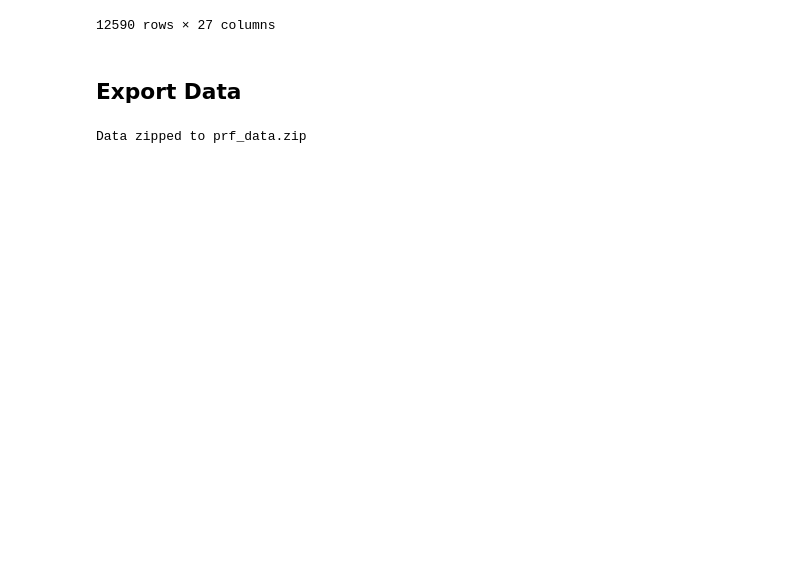
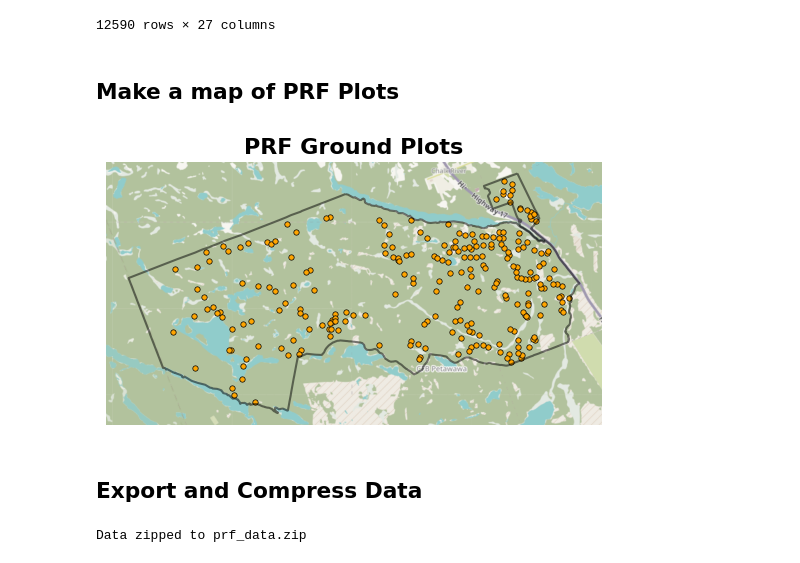
Before and after one commit to subornaa/Data-Analytics-Tutorials, a Jupyter notebook: preprocessing.ipynb, the cells around one changed output. Cells and saved outputs as stored; diff of their text form; code cells hidden in the pictures; blank space fills up the shorter version.

Commit message:
Add PRF ground plots map

```diff
--- a/preprocessing.ipynb
+++ b/preprocessing.ipynb
@@ -109,5 +130,9 @@ print(downloaded_ls)
 # %% [markdown]
 ## Clean Data <a class="anchor" id="clean-data"></a>
+# %%
+# PRF Boundary
+
+boundary_gdf = gpd.read_file(os.path.join(data_dir, 'prf_boundary/prf_boundary.shp'))
 # %%
 # Read plot data
 
@@ -180,3 +201,5 @@ trees_df
 | 12588 | 30 | PRF334 | NaN | 30 | N | L | 3.0 | NaN | NaN | ... |
 | 12589 | 30 | PRF334 | NaN | 30 | N | L | 2.7 | NaN | NaN | ... |
 12590 rows × 27 columns
+# %% [markdown]
+## Make a map of PRF Plots
@@ -183,5 +211,36 @@ trees_df
+# %%
+# Convert to web mercator for plotting
+plots_gdf_wm = plots_gdf.to_crs(epsg=3857)
+
+ax = plots_gdf_wm.plot(facecolor="orange",
+                       edgecolor='black',
+                       markersize=15,
+                       linewidth=0.5)
+
+boundary_gdf.to_crs(epsg=3857).plot(ax=ax,
+                                    color='none',
+                                    edgecolor='black',
+                                    linewidth=1.5,
+                                    alpha=0.5)
+
+cx.add_basemap(ax, attribution='')
+
+# Remove axis labels and ticks
+ax.set_axis_off()
+ax.set_xticks([])
+ax.set_yticks([])
+ax.set_xlabel("")
+ax.set_ylabel("")
+
+# Add title
+ax.set_title("PRF Ground Plots", fontsize=16, fontweight='bold', loc='center')
+
+# Save plot to file
+plt.savefig("prf_ground_plots_map.png", dpi=300, bbox_inches='tight')
+# %% [output]
+[figure, added]
 # %% [markdown]
- ## Export Data <a class="anchor" id="export"></a>
+ ## Export and Compress Data <a class="anchor" id="export"></a>
 # %%
 trees_out_fpath = 'trees.csv'
 
```
Also changed, not shown: parts of 4 cells of this notebook, 3 other files.
